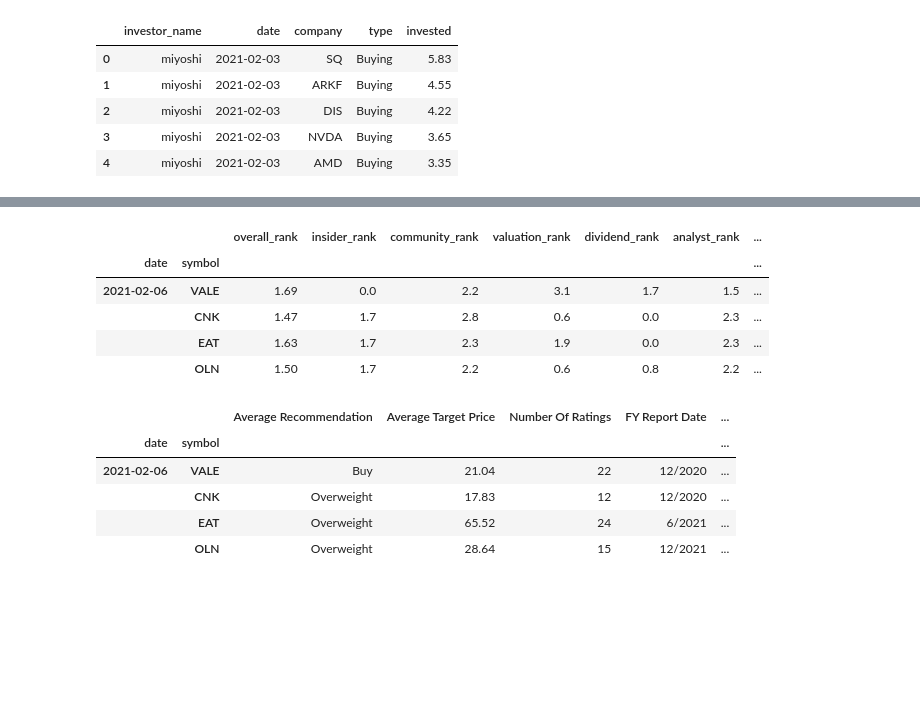
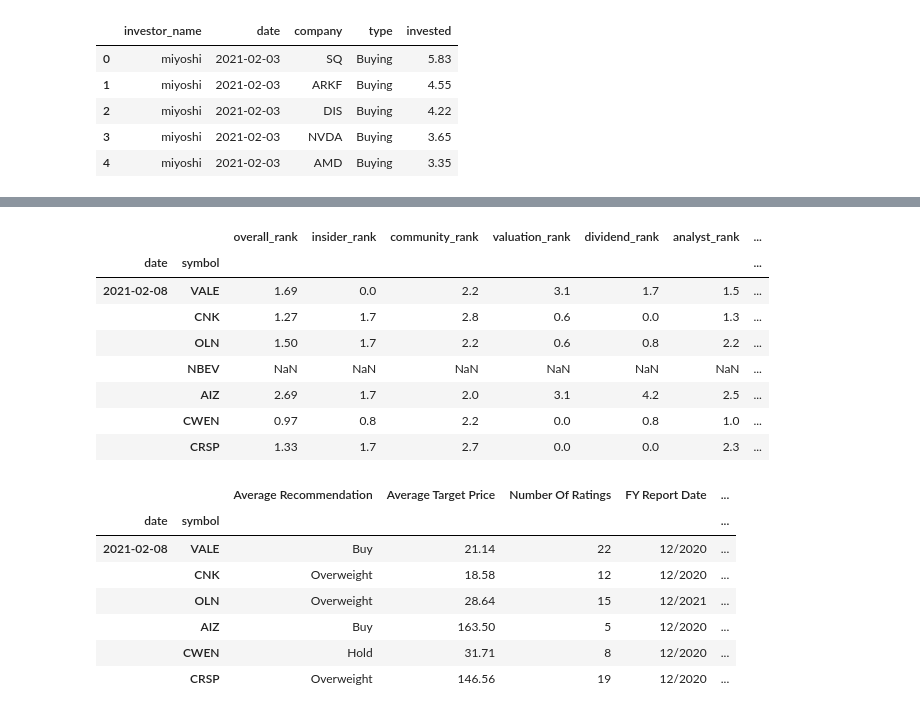
Before and after one commit to bstanie/beautiful-creature, a Jupyter notebook: notebooks/stock_advisor.ipynb, the cells around one changed output, grey strips where cells are left out. Saved outputs shown, nothing was run; the diff lists cells and outputs as text; code cells hidden in the pictures; blank space fills up the shorter version.

```diff
--- a/notebooks/stock_advisor.ipynb
+++ b/notebooks/stock_advisor.ipynb
@@ -285,14 +285,14 @@ for stock_name in tqdm(best_investor_stocks):
     last_interest = groupby.to_frame().loc[slice_idx[stock_name, dates[-day_threshold]:], :]
     last_interest_mean = last_interest.mean()
 
-    historical_interest = groupby.to_frame().loc[idx[stock_name, :dates[-day_threshold-1]], :]
+    historical_interest = groupby.to_frame().loc[slice_idx[stock_name, :dates[-day_threshold-1]], :]
     historical_interest_mean = historical_interest.mean()
 
     vals = groupby.to_frame().loc[stock_name].values.reshape(-1)
     change_in_interest = (last_interest_mean/historical_interest_mean)[0]
     chg_interest.append((stock_name,change_in_interest,historical_interest_mean[0],last_interest_mean[0]))
 # %%
-TOP_N_CHANGE_IN_INTEREST_AMONG_BEST_INVESTORS = 10
+TOP_N_CHANGE_IN_INTEREST_AMONG_BEST_INVESTORS = 20
 chg_intrst = pd.DataFrame.from_records(chg_interest,columns=['stock','change_in_interest',"history","latest"]).sort_values('change_in_interest',ascending=False)
 pop_stocks = chg_intrst.head(TOP_N_CHANGE_IN_INTEREST_AMONG_BEST_INVESTORS)
 pop_stocks
@@ -373,20 +379,25 @@ marketbeat_df.loc[slice_idx[:, pop_stocks["stock"]], :]
 # %% [output]
 |  |  | overall_rank | insider_rank | community_rank | valuation_rank | dividend_rank | analyst_rank | ... |
 | date | symbol |  |  |  |  |  |  | ... |
-| 2021-02-06 | VALE | 1.69 | 0.0 | 2.2 | 3.1 | 1.7 | 1.5 | ... |
-|  | CNK | 1.47 | 1.7 | 2.8 | 0.6 | 0.0 | 2.3 | ... |
-|  | EAT | 1.63 | 1.7 | 2.3 | 1.9 | 0.0 | 2.3 | ... |
+| 2021-02-08 | VALE | 1.69 | 0.0 | 2.2 | 3.1 | 1.7 | 1.5 | ... |
+|  | CNK | 1.27 | 1.7 | 2.8 | 0.6 | 0.0 | 1.3 | ... |
 |  | OLN | 1.50 | 1.7 | 2.2 | 0.6 | 0.8 | 2.2 | ... |
+|  | NBEV | NaN | NaN | NaN | NaN | NaN | NaN | ... |
+|  | AIZ | 2.69 | 1.7 | 2.0 | 3.1 | 4.2 | 2.5 | ... |
+|  | CWEN | 0.97 | 0.8 | 2.2 | 0.0 | 0.8 | 1.0 | ... |
+|  | CRSP | 1.33 | 1.7 | 2.7 | 0.0 | 0.0 | 2.3 | ... |
 # %%
 marketwatch_df = load_marketwatch()
 marketwatch_df = marketwatch_df[marketwatch_df.date==marketbeat_latest_date]
 marketwatch_df = marketwatch_df.set_index(["date","symbol"])
 marketwatch_df["delta"] = marketwatch_df["Median"]/marketwatch_df["Current Price"]
-marketwatch_df.loc[idx[:, pop_stocks["stock"]], :]
+marketwatch_df.loc[slice_idx[:, pop_stocks["stock"]], :]
 # %% [output]
 |  |  | Average Recommendation | Average Target Price | Number Of Ratings | FY Report Date | ... |
 | date | symbol |  |  |  |  | ... |
-| 2021-02-06 | VALE | Buy | 21.04 | 22 | 12/2020 | ... |
-|  | CNK | Overweight | 17.83 | 12 | 12/2020 | ... |
-|  | EAT | Overweight | 65.52 | 24 | 6/2021 | ... |
+| 2021-02-08 | VALE | Buy | 21.14 | 22 | 12/2020 | ... |
+|  | CNK | Overweight | 18.58 | 12 | 12/2020 | ... |
 |  | OLN | Overweight | 28.64 | 15 | 12/2021 | ... |
+|  | AIZ | Buy | 163.50 | 5 | 12/2020 | ... |
+|  | CWEN | Hold | 31.71 | 8 | 12/2020 | ... |
+|  | CRSP | Overweight | 146.56 | 19 | 12/2020 | ... |
```
Also changed, not shown: parts of 13 cells of this notebook, 1 other file.
